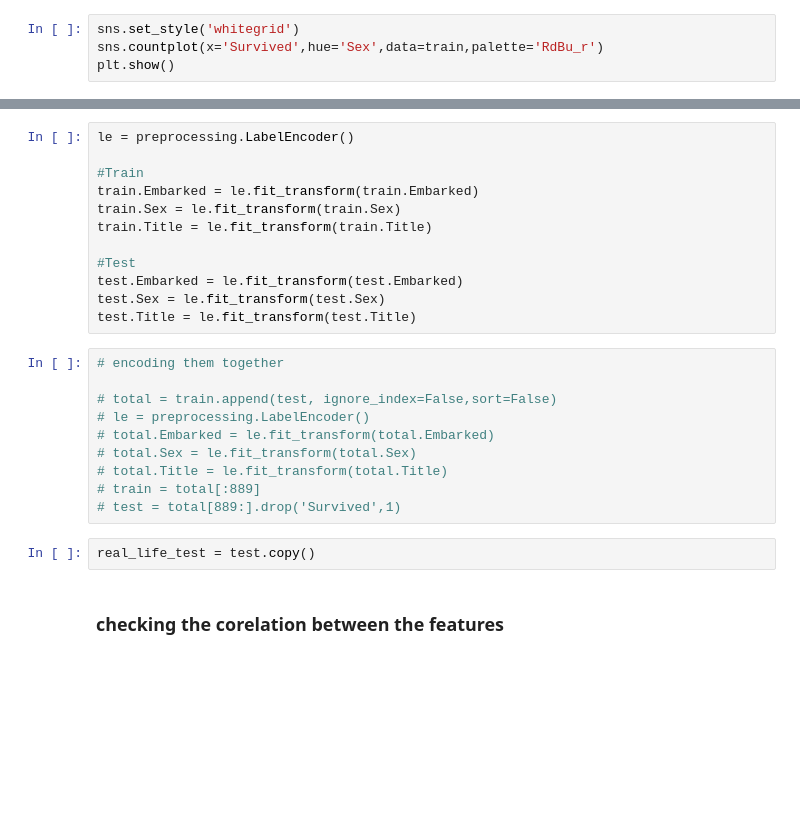
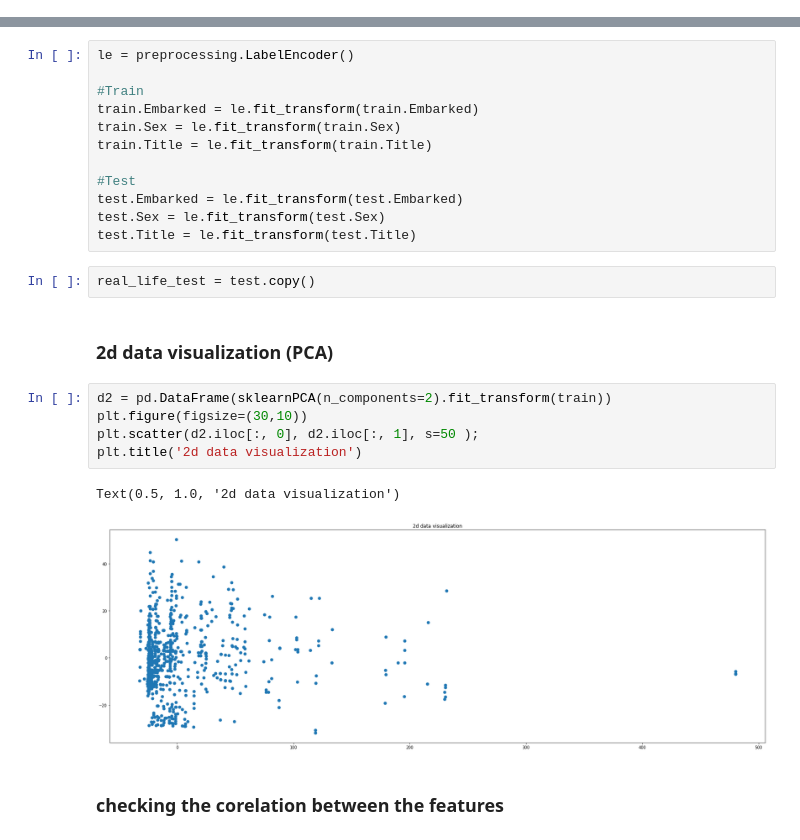
Before and after one commit to lashka12/Titanic-Machine-Learning-from-Disaster, a Jupyter notebook: Titanic.ipynb, the cells around one changed output, grey strips where cells are left out. Saved outputs shown, nothing was run; the diff lists cells and outputs as text; blank space fills up the shorter version.

```diff
--- a/Titanic.ipynb
+++ b/Titanic.ipynb
@@ -341,6 +389,2 @@ missing_value_of_data(test)
 # %%
 test.Fare=test.Fare.fillna(test.Fare.mean())
-# %%
-sns.set_style('whitegrid')
-sns.countplot(x='Survived',hue='Sex',data=train,palette='RdBu_r')
-plt.show()
@@ -360,17 +402,17 @@ train.Title = le.fit_transform(train.Title)
 test.Embarked = le.fit_transform(test.Embarked)
 test.Sex = le.fit_transform(test.Sex)
 test.Title = le.fit_transform(test.Title)
-# %%
-# encoding them together
-
-# total = train.append(test, ignore_index=False,sort=False)
-# le = preprocessing.LabelEncoder()
-# total.Embarked = le.fit_transform(total.Embarked)
-# total.Sex = le.fit_transform(total.Sex)
-# total.Title = le.fit_transform(total.Title)
-# train = total[:889]
-# test = total[889:].drop('Survived',1)
 # %%
 real_life_test = test.copy()
+# %% [markdown]
+### 2d data visualization (PCA)
+# %%
+d2 = pd.DataFrame(sklearnPCA(n_components=2).fit_transform(train))
+plt.figure(figsize=(30,10))
+plt.scatter(d2.iloc[:, 0], d2.iloc[:, 1], s=50 );
+plt.title('2d data visualization')
+# %% [output]
+Text(0.5, 1.0, '2d data visualization')
+[figure, added]
 # %% [markdown]
 ### checking the corelation between the features
```
Also changed, not shown: parts of 165 cells of this notebook, 3 other files.
